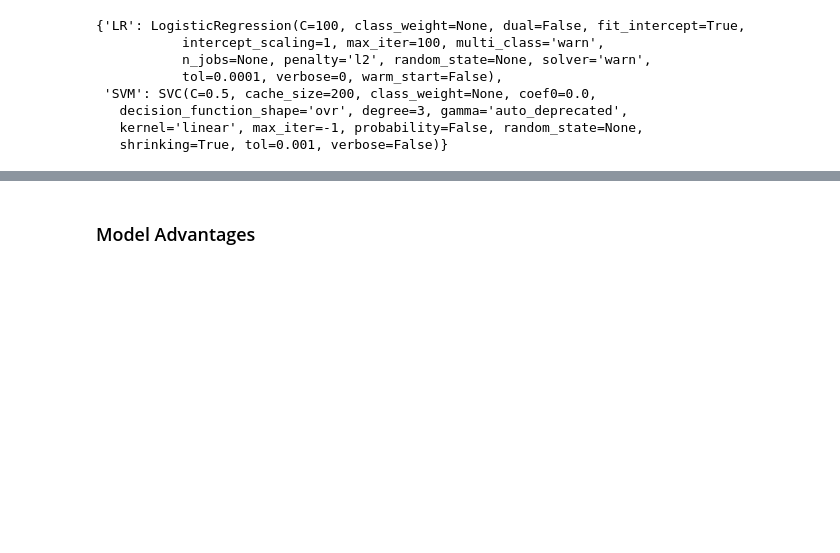
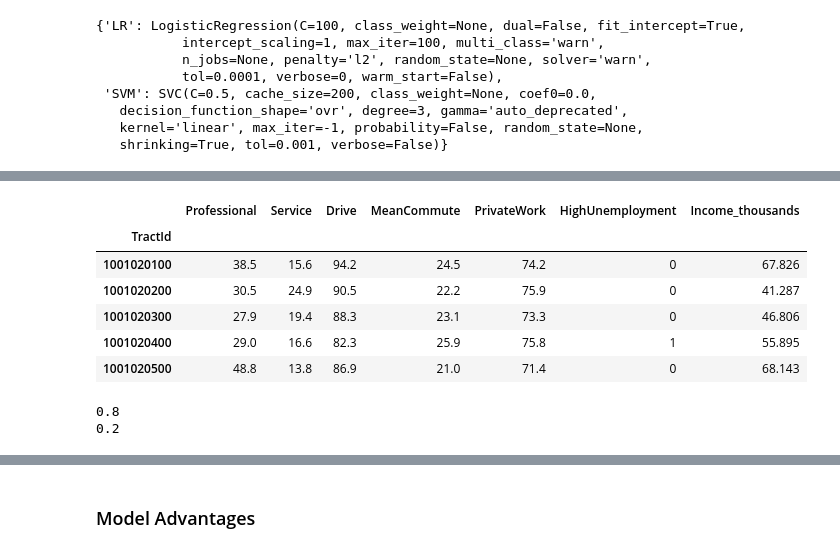
Before and after one commit to kmrollins/MSDS7331-Labs, a Jupyter notebook: MSDS7331_Team3_MiniLab.ipynb, the cells around one changed output, grey strips where cells are left out. Cells and saved outputs as stored; diff of their text form; code cells hidden in the pictures; blank space fills up the shorter version.

```diff
--- a/MSDS7331_Team3_MiniLab.ipynb
+++ b/MSDS7331_Team3_MiniLab.ipynb
@@ -463,0 +509,36 @@ SVM -- Accuracy: 0.736 / Precision: 0.769 / Recall: 0.657 / Latency: 5448.8ms
+# %%
+# From PCA analysis done in Lab1, features "Income in thousands", "Drive", "Professional", "Private Work",
+# "Mean Commute" and "Service" are the predictor variables that act as a major role in
+# estabishing the principal components.
+#Income in thousands, Drive, Professional, Private Work, Mean Commute and Service
+del df_17_model['TotalPop']
+del df_17_model['Women']
+del df_17_model['Hispanic']
+del df_17_model['White']
+del df_17_model['Black']
+del df_17_model['Native']
+del df_17_model['Asian']
+del df_17_model['Pacific']
+del df_17_model['VotingAgeCitizen']
+del df_17_model['Income']
+del df_17_model['Poverty']
+del df_17_model['ChildPoverty']
+del df_17_model['Office']
+del df_17_model['Construction']
+del df_17_model['Production']
+del df_17_model['Carpool']
+del df_17_model['Walk']
+del df_17_model['OtherTransp']
+del df_17_model['WorkAtHome']
+del df_17_model['Employed']
+del df_17_model['SelfEmployed']
+del df_17_model['FamilyWork']
+df_17_model.head()
+# %% [output]
+|  | Professional | Service | Drive | MeanCommute | PrivateWork | HighUnemployment | Income_thousands |
+| TractId |  |  |  |  |  |  |  |
+| 1001020100 | 38.5 | 15.6 | 94.2 | 24.5 | 74.2 | 0 | 67.826 |
+| 1001020200 | 30.5 | 24.9 | 90.5 | 22.2 | 75.9 | 0 | 41.287 |
+| 1001020300 | 27.9 | 19.4 | 88.3 | 23.1 | 73.3 | 0 | 46.806 |
+| 1001020400 | 29.0 | 16.6 | 82.3 | 25.9 | 75.8 | 1 | 55.895 |
+| 1001020500 | 48.8 | 13.8 | 86.9 | 21.0 | 71.4 | 0 | 68.143 |
@@ -463,0 +554,7 @@ SVM -- Accuracy: 0.736 / Precision: 0.769 / Recall: 0.657 / Latency: 5448.8ms
+# %%
+# Show that we got 80/20 split
+for dataset in [y_train, y_test]:
+    print(round(len(dataset) / len(labels), 2))
+# %% [output]
+0.8
+0.2
```
Also changed, not shown: parts of 39 cells of this notebook, 4 other files.
